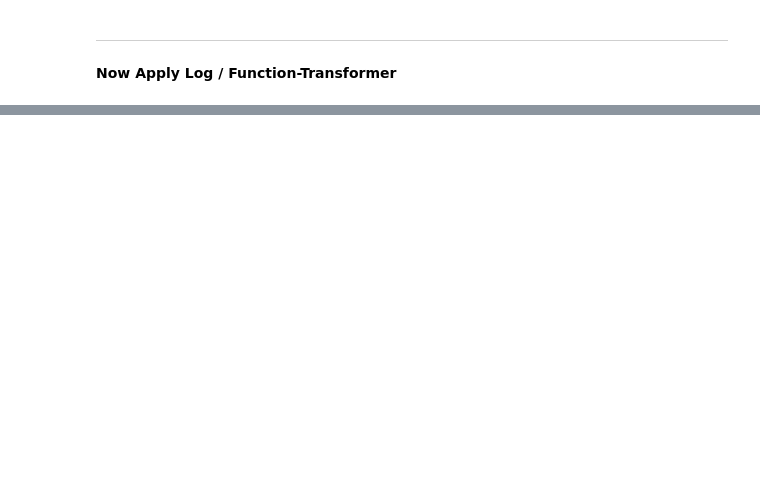
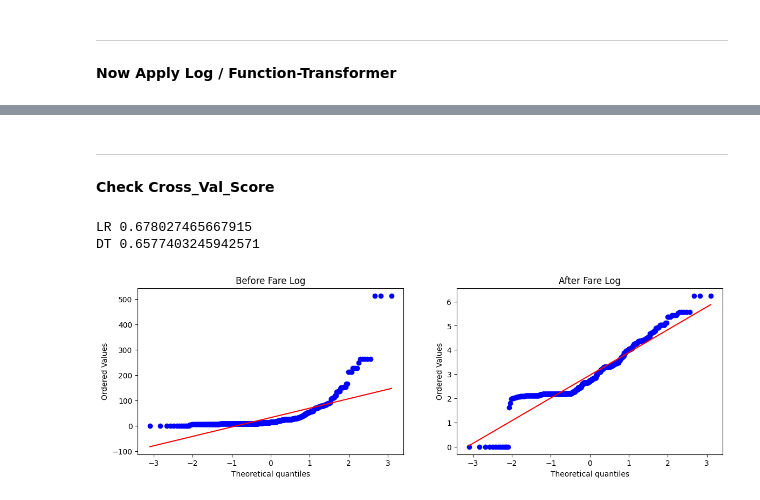
Before and after one commit to zain4cs/function-transformer, a Jupyter notebook: Function_Transformer.ipynb, the cells around one changed output, grey strips where cells are left out. Drawn from its saved outputs; the diff is of its cells as text; code cells hidden in the pictures; blank space fills up the shorter version.

```diff
--- a/Function_Transformer.ipynb
+++ b/Function_Transformer.ipynb
@@ -147,0 +148,28 @@ Accuracy DT 0.6927374301675978
+# %% [markdown]
+______________________
+# %% [markdown]
+**Check Cross_Val_Score**
+# %%
+X_transformed = trf.fit_transform(x)
+
+clf = LogisticRegression()
+clf2  = DecisionTreeClassifier()
+
+print("LR", np.mean(cross_val_score(clf, X_transformed, y, scoring='accuracy', cv=10)))
+print("DT", np.mean(cross_val_score(clf2, X_transformed, y, scoring="accuracy", cv=10)))
+# %% [output]
+LR 0.678027465667915
+DT 0.6577403245942571
+# %%
+plt.figure(figsize=(14,4))
+plt.subplot(121)
+stats.probplot(X_train['Fare'], dist="norm", plot=plt)
+plt.title("Before Fare Log")
+
+plt.subplot(122)
+stats.probplot(X_train_transformerd['Fare'], dist="norm", plot=plt)
+plt.title("After Fare Log")
+
+plt.show()
+# %% [output]
+[figure, added]
```
Also changed, not shown: parts of 3 cells of this notebook.
